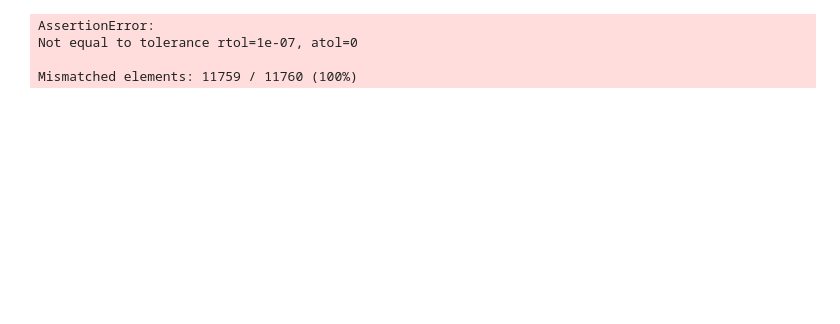
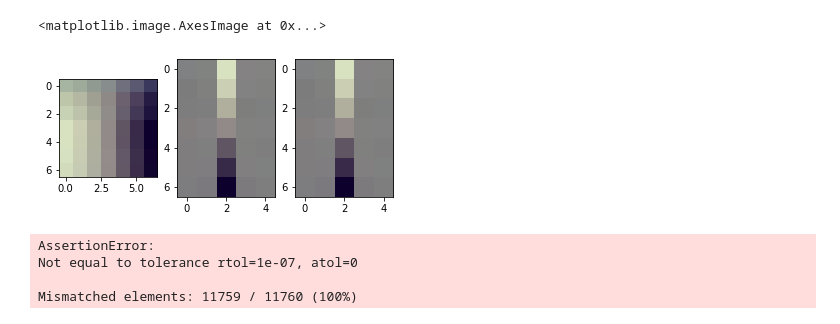
Before and after one commit to patrickmineault/your-head-is-there-to-move-you-around, a Jupyter notebook: scripts/Show First Layer Filters.ipynb, the cells around one changed output. Cells and saved outputs as stored; diff of their text form; code cells hidden in the pictures; blank space fills up the shorter version.

```diff
--- a/scripts/Show First Layer Filters.ipynb
+++ b/scripts/Show First Layer Filters.ipynb
@@ -5,3 +159,19 @@ sys.path.append('../')
+# %%
+import scipy
+
+
+W = model.model.s1.pathway0_stem.conv.weight.detach().cpu().numpy()[15, :, :, :, :].transpose((3, 2, 1, 0))
+plt.subplot(131)
+plt.imshow(W[:, :, 2, :] / abs(W).max() / 2 + .5)
+plt.subplot(132)
+W_ = get_spatial_slice(W, 0)
+plt.imshow(W_ / abs(W_).max() * .5 + .5)
+plt.subplot(133)
+plt.imshow(W[3, :, :, :] /  abs(W).max() / 2 + .5)
+#plt.imshow(W_[])
+# %% [output]
+<matplotlib.image.AxesImage at 0x...>
+[figure, added]
 # %%
 import matplotlib.pyplot as plt
 
```
Also changed, not shown: parts of 6 cells of this notebook, 5 other files.
